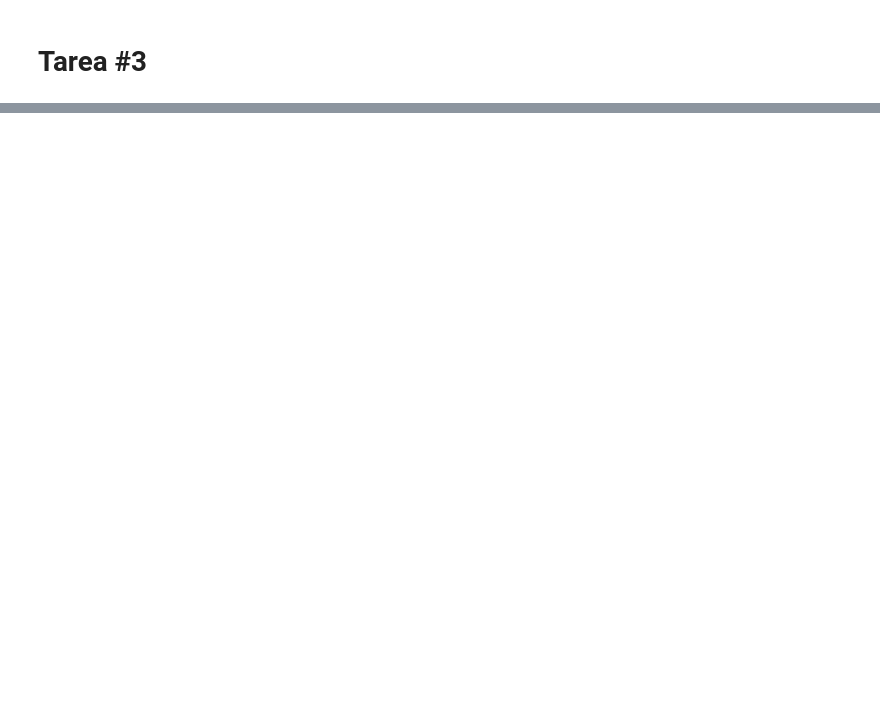
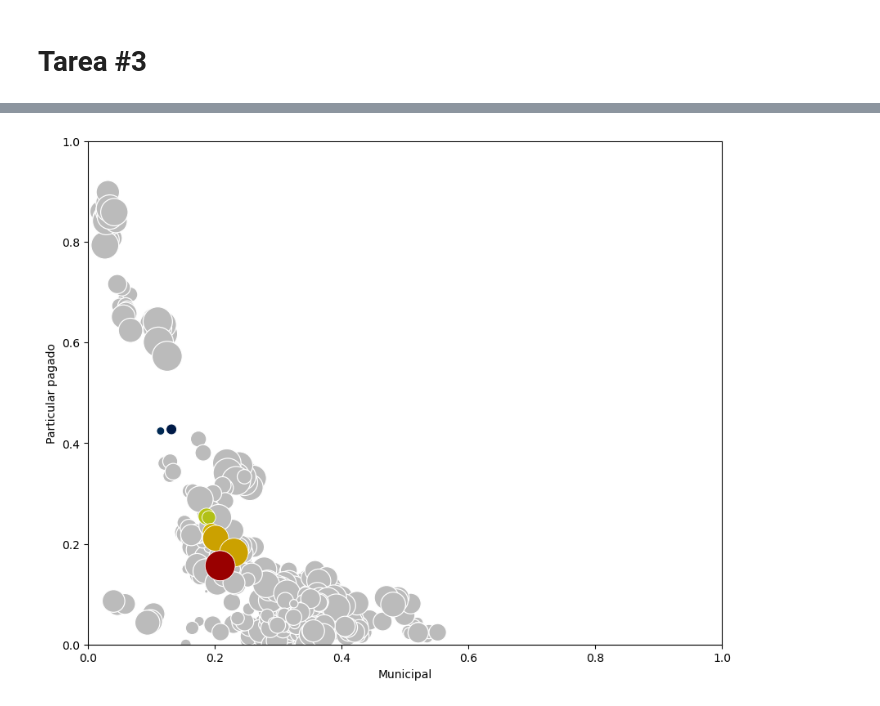
Before and after one commit to desareca/infovis-MDS_UDD, a Jupyter notebook: Tareas/Tarea 3/Tarea 3.ipynb, the cells around one changed output, grey strips where cells are left out. Drawn from its saved outputs; the diff is of its cells as text; code cells hidden in the pictures; blank space fills up the shorter version.

```diff
--- a/Tareas/Tarea 3/Tarea 3.ipynb
+++ b/Tareas/Tarea 3/Tarea 3.ipynb
@@ -127,0 +194,10 @@ df_inscripcion_
+# %%
+my_gradient = LinearSegmentedColormap.from_list('my_gradient', (
+    # Edit this gradient at https://eltos.github.io/gradient/#0:001A47-33.3:004C70-66.6:DDDD00-100:990000
+    (0.000, (0.000, 0.102, 0.278)),
+    (0.333, (0.000, 0.298, 0.439)),
+    (0.666, (0.867, 0.867, 0.000)),
+    (1.000, (0.600, 0.000, 0.000))))
+
+gris_null = "#B5B4A6"
+my_gradient.set_bad(gris_null)
@@ -127,0 +289,32 @@ df_inscripcion_
+# %%
+fig, ax = plt.subplots(figsize=(10,8))
+
+uni = ['UNIVERSIDAD FINIS TERRAE']
+
+color_uni = df_admision_matricula_group['UNIVERSIDAD'].isin(uni)
+color_size_map = {k: 2*(k-2013) for k in df_admision_matricula_group['AÑO'].unique()}
+
+sns.scatterplot(x=df_admision_matricula_group[~df_admision_matricula_group['UNIVERSIDAD'].isin(uni)]['Municipal'],
+                y=df_admision_matricula_group[~df_admision_matricula_group['UNIVERSIDAD'].isin(uni)]['Particular pagado'],
+                color = '#BBBBBB',
+                size=df_admision_matricula_group[~df_admision_matricula_group['UNIVERSIDAD'].isin(uni)]['PROMEDIO_NOTAS'],
+                sizes=(10, 700),
+                legend=False,
+                ax=ax
+                )
+
+sns.scatterplot(x=df_admision_matricula_group[df_admision_matricula_group['UNIVERSIDAD'].isin(uni)]['Municipal'],
+                y=df_admision_matricula_group[df_admision_matricula_group['UNIVERSIDAD'].isin(uni)]['Particular pagado'],
+                hue=df_admision_matricula_group[df_admision_matricula_group['UNIVERSIDAD'].isin(uni)]['Particular subvencionado'],
+                palette=my_gradient,
+                size=df_admision_matricula_group[df_admision_matricula_group['UNIVERSIDAD'].isin(uni)]['PROMEDIO_NOTAS'],
+                sizes=(50, 700),
+                legend=False,
+
+                ax=ax
+                )
+ax.set_xlim(0,1)
+ax.set_ylim(0,1)
+plt.show()
+# %% [output]
+[figure, added]
```
Also changed, not shown: parts of 18 cells of this notebook.
